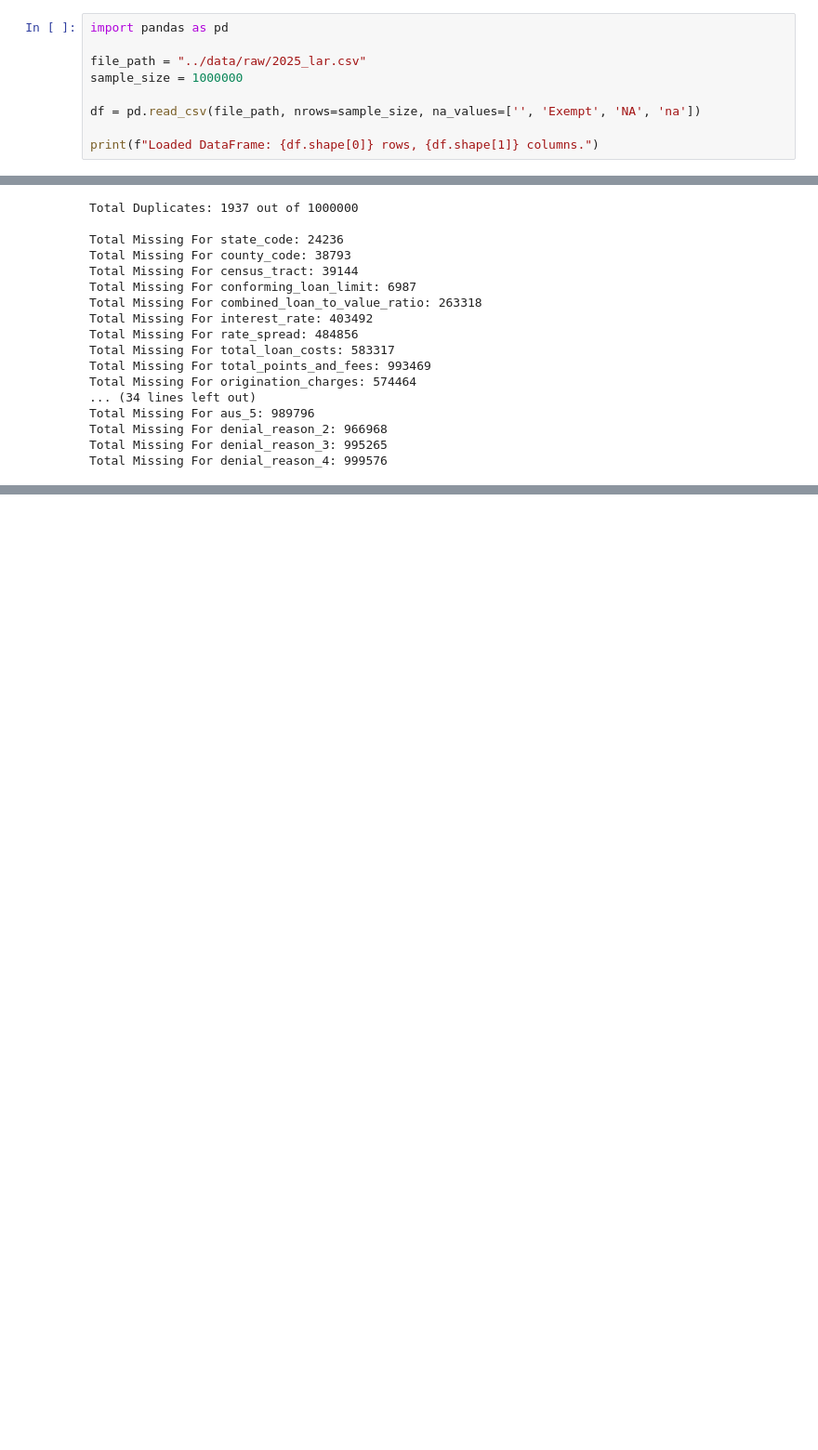
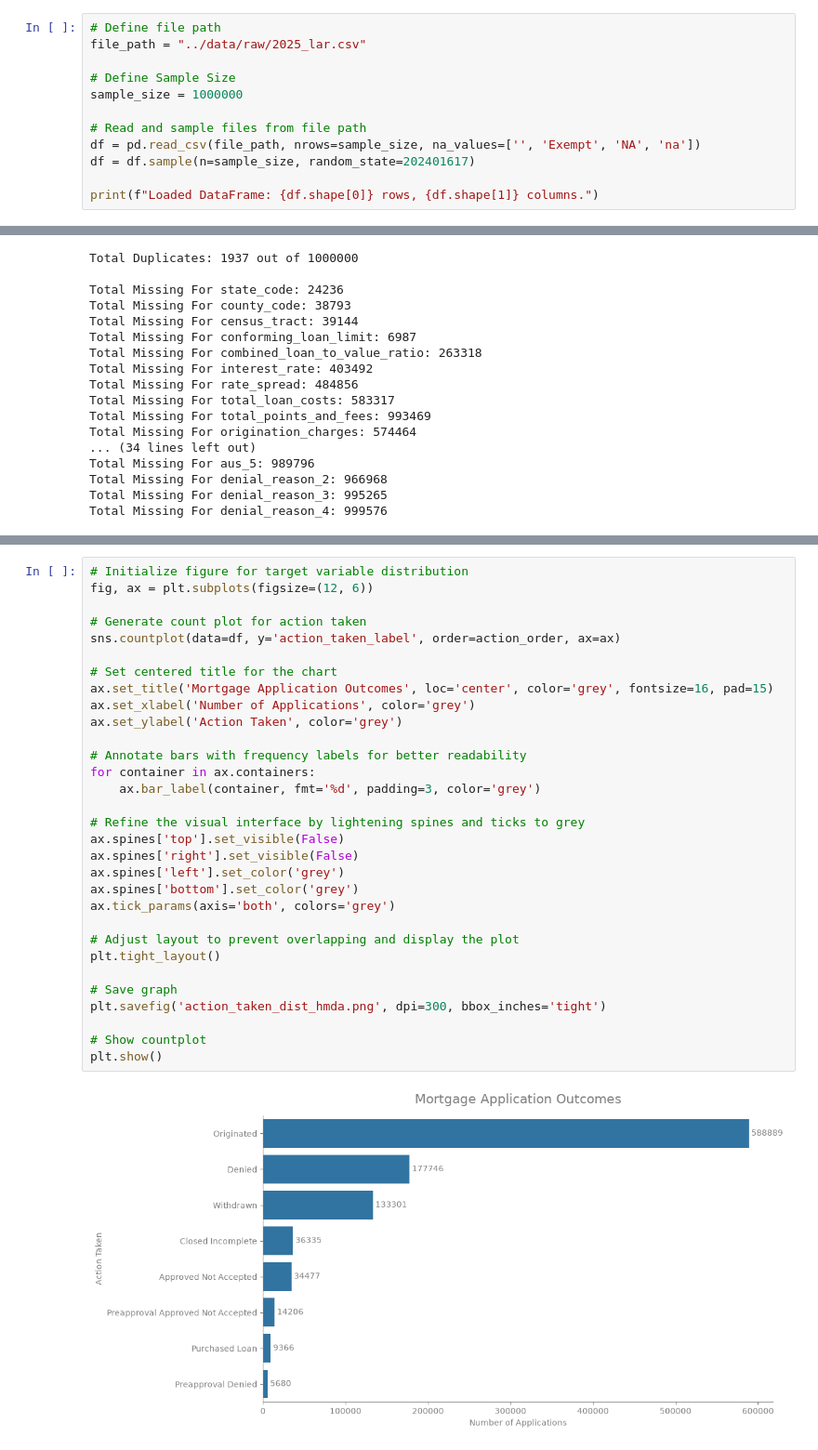
Before and after one commit to AnaaaKareem/hmda-mortgage-default-predictor, a Jupyter notebook: notebooks/data_understanding.ipynb, the cells around one changed output, grey strips where cells are left out. Shown at 93% size. Saved outputs shown, nothing was run; the diff lists cells and outputs as text; blank space fills up the shorter version.

```diff
--- a/notebooks/data_understanding.ipynb
+++ b/notebooks/data_understanding.ipynb
@@ -10,12 +12,15 @@ import numpy as np
 # %% [markdown]
 ### Load Dataset
 # %%
-import pandas as pd
+# Define file path
+file_path = "../data/raw/2025_lar.csv"
 
-file_path = "../data/raw/2025_lar.csv"
+# Define Sample Size
 sample_size = 1000000
 
+# Read and sample files from file path
 df = pd.read_csv(file_path, nrows=sample_size, na_values=['', 'Exempt', 'NA', 'na'])
+df = df.sample(n=sample_size, random_state=202401617)
 
 print(f"Loaded DataFrame: {df.shape[0]} rows, {df.shape[1]} columns.")
 # %% [output]
@@ -154,0 +364,33 @@ Total Missing For denial_reason_4: 999576
+# %%
+# Initialize figure for target variable distribution
+fig, ax = plt.subplots(figsize=(12, 6))
+
+# Generate count plot for action taken
+sns.countplot(data=df, y='action_taken_label', order=action_order, ax=ax)
+
+# Set centered title for the chart
+ax.set_title('Mortgage Application Outcomes', loc='center', color='grey', fontsize=16, pad=15)
+ax.set_xlabel('Number of Applications', color='grey')
+ax.set_ylabel('Action Taken', color='grey')
+
+# Annotate bars with frequency labels for better readability
+for container in ax.containers:
+    ax.bar_label(container, fmt='%d', padding=3, color='grey')
+
+# Refine the visual interface by lightening spines and ticks to grey
+ax.spines['top'].set_visible(False)
+ax.spines['right'].set_visible(False)
+ax.spines['left'].set_color('grey')
+ax.spines['bottom'].set_color('grey')
+ax.tick_params(axis='both', colors='grey')
+
+# Adjust layout to prevent overlapping and display the plot
+plt.tight_layout()
+
+# Save graph
+plt.savefig('action_taken_dist_hmda.png', dpi=300, bbox_inches='tight')
+
+# Show countplot
+plt.show()
+# %% [output]
+[figure, added]
```
Also changed, not shown: parts of 61 cells of this notebook.
